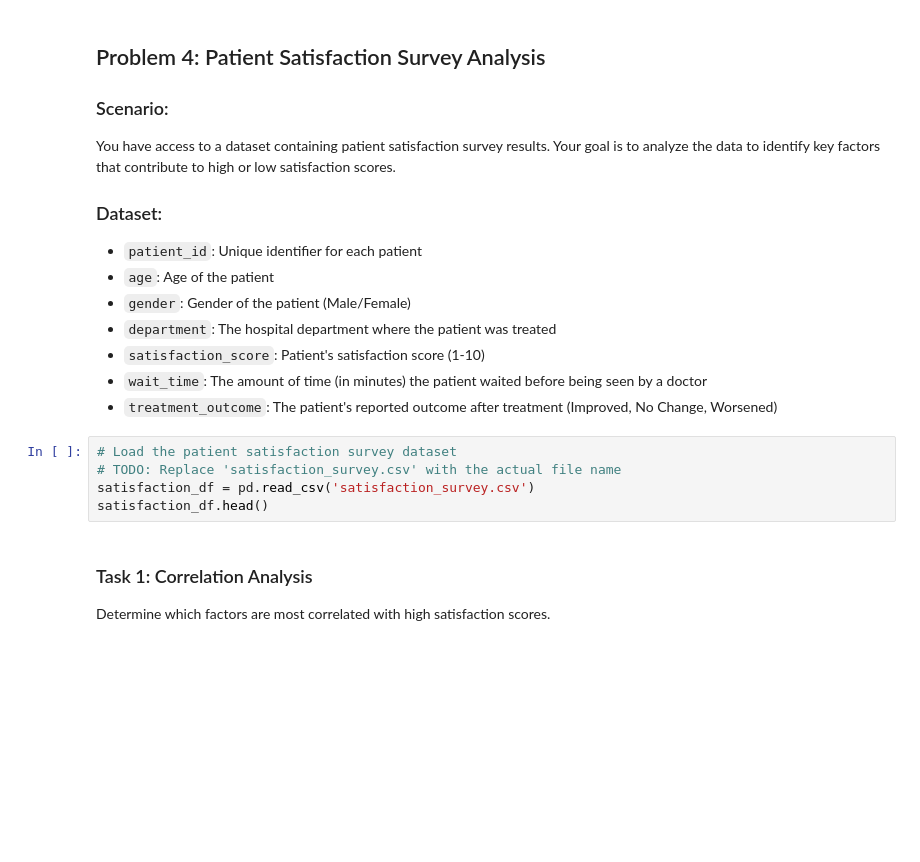
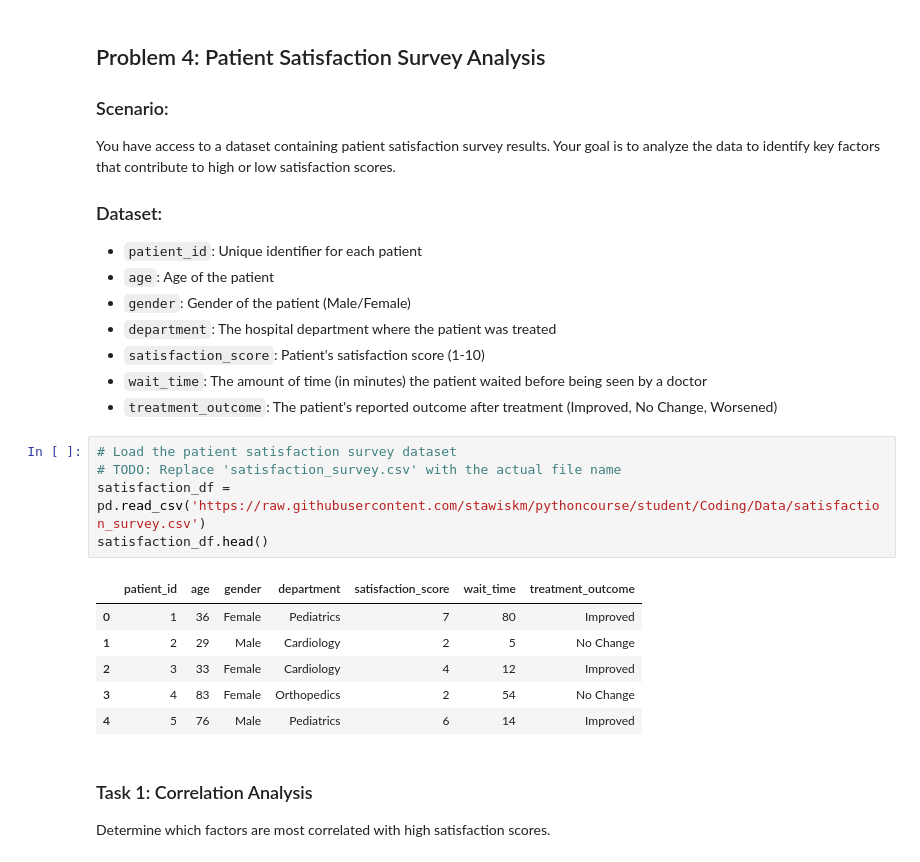
Before and after one commit to stawiskm/pythoncourse, a Jupyter notebook: Coding/Level X (Done)/Py03-pandas.ipynb, the cells around one changed output. Drawn from its saved outputs; the diff is of its cells as text; blank space fills up the shorter version.

```diff
--- a/Coding/Level X (Done)/Py03-pandas.ipynb
+++ b/Coding/Level X (Done)/Py03-pandas.ipynb
@@ -164,8 +251,15 @@ You have access to a dataset containing patient satisfaction survey results. You
 # %%
 # Load the patient satisfaction survey dataset
 # TODO: Replace 'satisfaction_survey.csv' with the actual file name
-satisfaction_df = pd.read_csv('satisfaction_survey.csv')
+satisfaction_df = pd.read_csv('https://raw.githubusercontent.com/stawiskm/pythoncourse/student/Coding/Data/satisfaction_survey.csv')
 satisfaction_df.head()
+# %% [output]
+|  | patient_id | age | gender | department | satisfaction_score | wait_time | treatment_outcome |
+| 0 | 1 | 36 | Female | Pediatrics | 7 | 80 | Improved |
+| 1 | 2 | 29 | Male | Cardiology | 2 | 5 | No Change |
+| 2 | 3 | 33 | Female | Cardiology | 4 | 12 | Improved |
+| 3 | 4 | 83 | Female | Orthopedics | 2 | 54 | No Change |
+| 4 | 5 | 76 | Male | Pediatrics | 6 | 14 | Improved |
 # %% [markdown]
 ### Task 1: Correlation Analysis
 Determine which factors are most correlated with high satisfaction scores.
```
Also changed, not shown: parts of 14 cells of this notebook.
